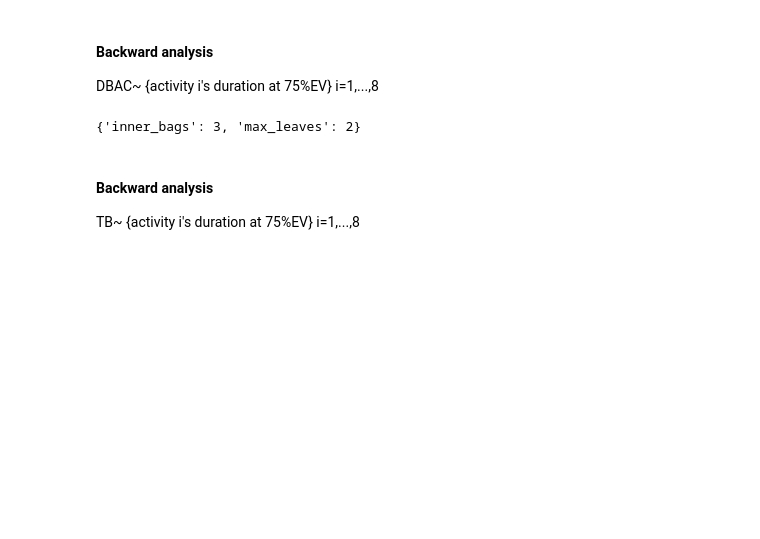
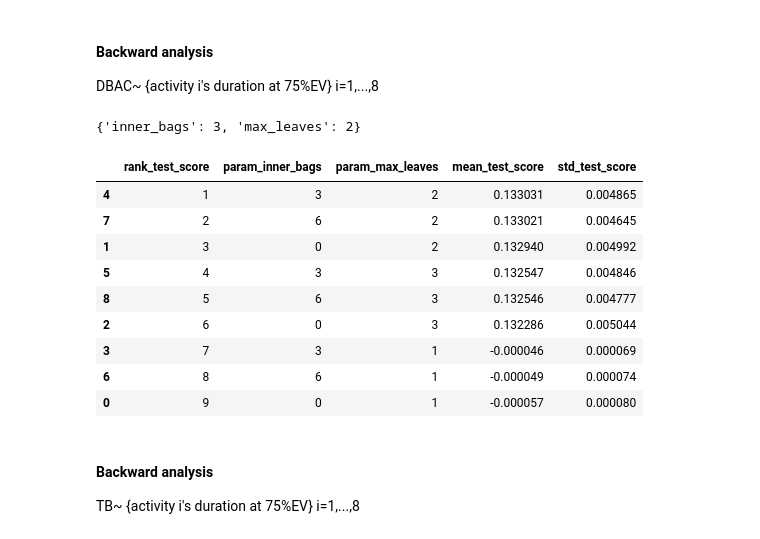
Before and after one commit to jismartin/evmxboost, a Jupyter notebook: evmxboost_model_selection.ipynb, the cells around one changed output. Cells and saved outputs as stored; diff of their text form; code cells hidden in the pictures; blank space fills up the shorter version.

```diff
--- a/evmxboost_model_selection.ipynb
+++ b/evmxboost_model_selection.ipynb
@@ -245,6 +258,19 @@ mdr.fit(X, y)
 mdr.best_params_ # 'inner_bags': 3, 'mx_leaves': 2
 # %% [output]
 {'inner_bags': 3, 'max_leaves': 2}
+# %%
+pd.DataFrame(mdr.cv_results_)[['rank_test_score','param_inner_bags','param_max_leaves','mean_test_score','std_test_score']].sort_values(by='rank_test_score')
+# %% [output]
+|  | rank_test_score | param_inner_bags | param_max_leaves | mean_test_score | std_test_score |
+| 4 | 1 | 3 | 2 | 0.133031 | 0.004865 |
+| 7 | 2 | 6 | 2 | 0.133021 | 0.004645 |
+| 1 | 3 | 0 | 2 | 0.132940 | 0.004992 |
+| 5 | 4 | 3 | 3 | 0.132547 | 0.004846 |
+| 8 | 5 | 6 | 3 | 0.132546 | 0.004777 |
+| 2 | 6 | 0 | 3 | 0.132286 | 0.005044 |
+| 3 | 7 | 3 | 1 | -0.000046 | 0.000069 |
+| 6 | 8 | 6 | 1 | -0.000049 | 0.000074 |
+| 0 | 9 | 0 | 1 | -0.000057 | 0.000080 |
 # %% [markdown]
 #### Backward analysis
 TB~ {activity i's duration at 75%EV} i=1,...,8
```
Also changed, not shown: parts of 5 cells of this notebook, 43 other files.
